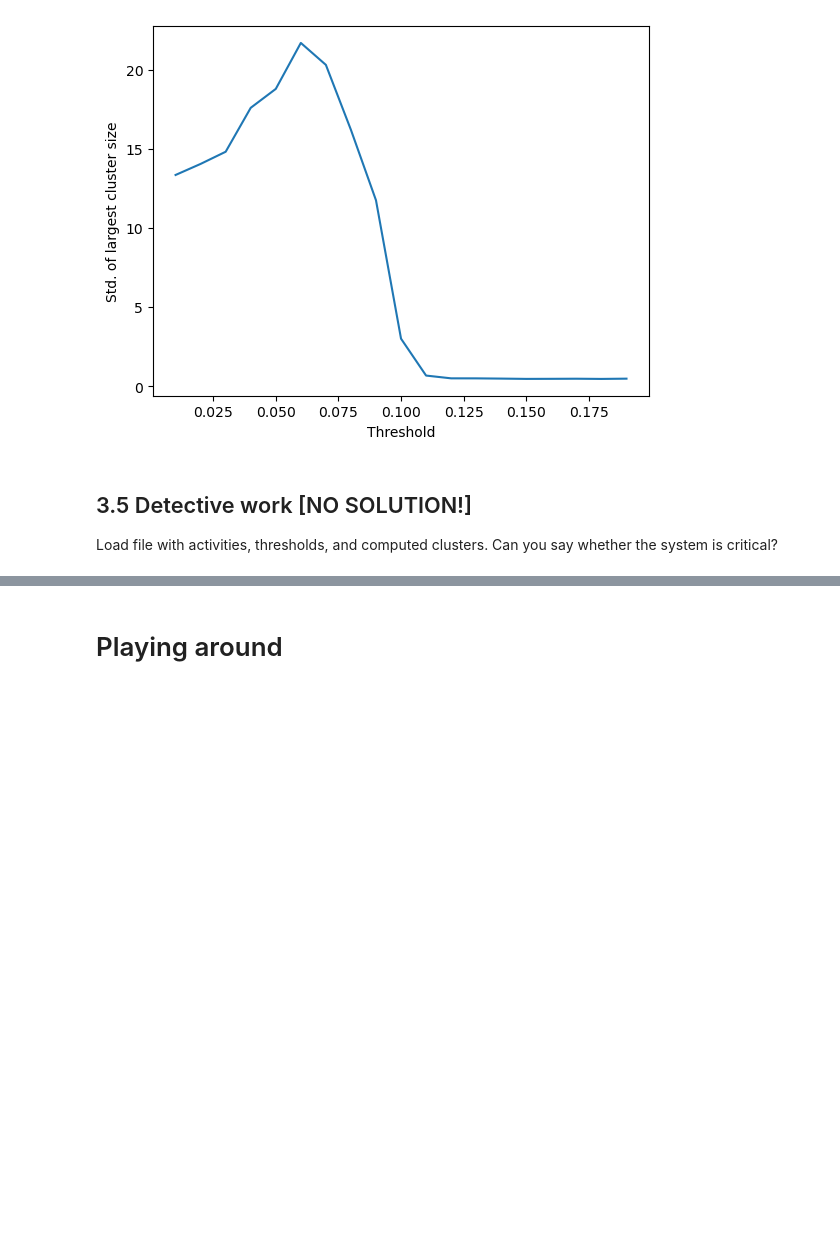
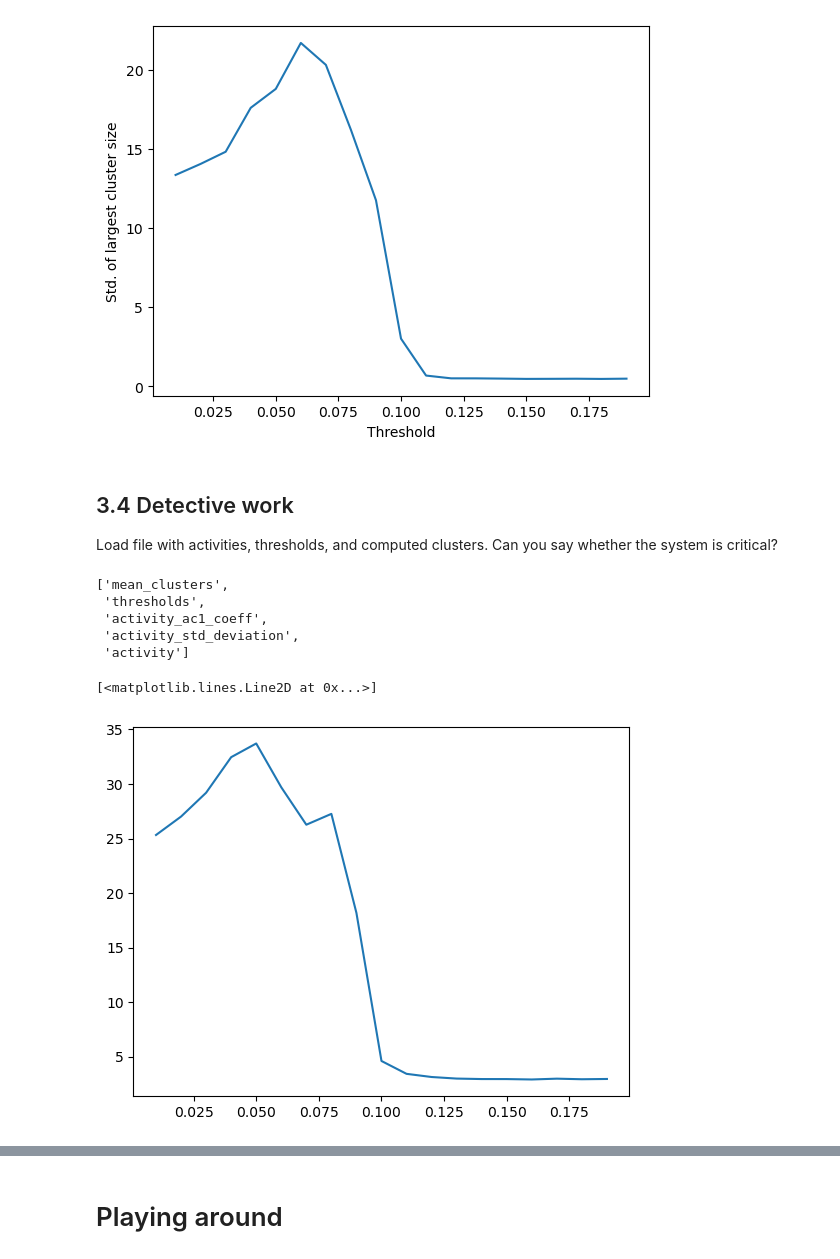
Before and after one commit to Mark-Kac-Center/cna2023-critical-brain, a Jupyter notebook: exercises_solution.ipynb, the cells around one changed output, grey strips where cells are left out. Cells and saved outputs as stored; diff of their text form; code cells hidden in the pictures; blank space fills up the shorter version.

```diff
--- a/exercises_solution.ipynb
+++ b/exercises_solution.ipynb
@@ -541,5 +545,5 @@ plt.ylabel("Std. of largest cluster size")
 Text(0, 0.5, 'Std. of largest cluster size')
 [figure]
 # %% [markdown]
-## 3.5 Detective work [NO SOLUTION!]
+## 3.4 Detective work
 Load file with activities, thresholds, and computed clusters. Can you say whether the system is critical?
@@ -547,0 +550,22 @@ Load file with activities, thresholds, and computed clusters. Can you say whethe
+# %%
+f = np.load('example_data/mystery_simulation.npz')
+# %%
+f.files
+# %% [output]
+['mean_clusters',
+ 'thresholds',
+ 'activity_ac1_coeff',
+ 'activity_std_deviation',
+ 'activity']
+# %%
+Ts = f['thresholds']
+mean_clusters = f['mean_clusters']
+ac1 = f['activity_ac1_coeff']
+ac_std = f['activity_std_deviation']
+ac = f['activity']
+# plt.plot(Ts,[0]
+# %%
+plt.plot(Ts,ac_std)
+# %% [output]
+[<matplotlib.lines.Line2D at 0x...>]
+[figure, added]
```
Also changed, not shown: parts of 6 cells of this notebook, 3 other files.
